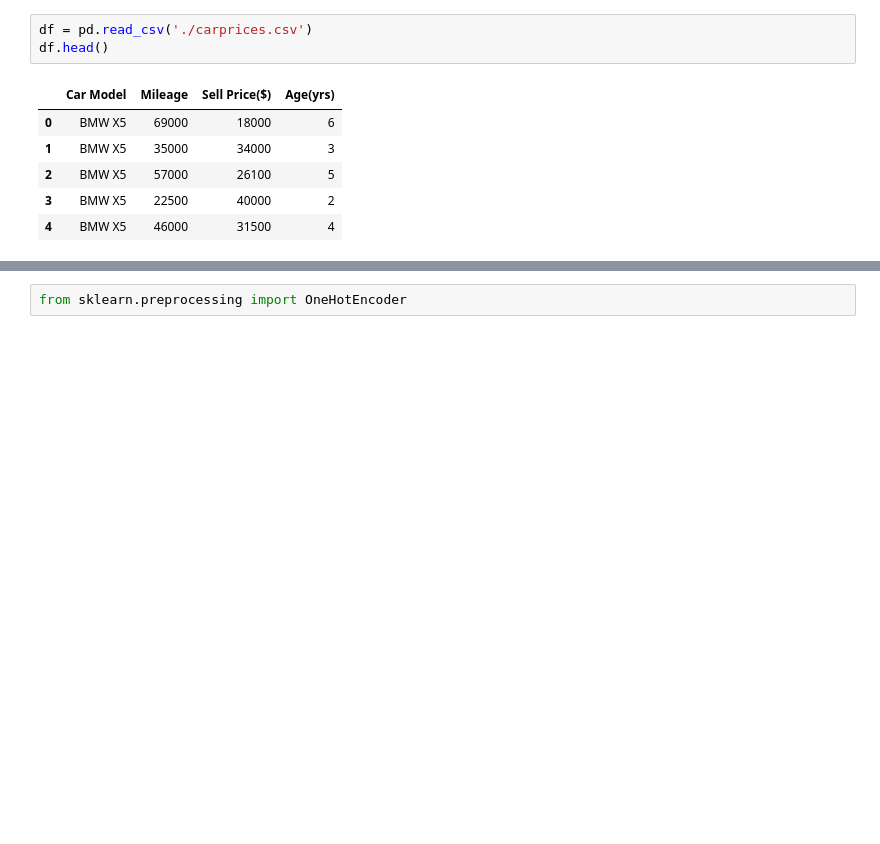
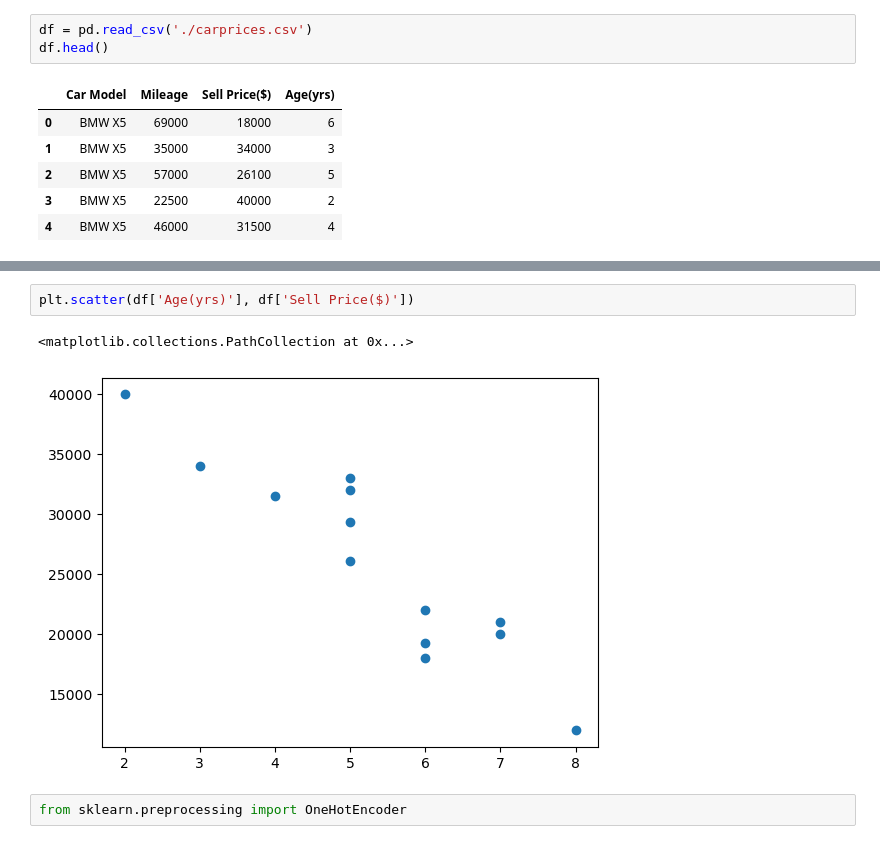
Before and after one commit to kaustubhKolhe99/python, a Jupyter notebook: machine-learning/predict-car-prices/car-price-predict-model.ipynb, the cells around one changed output, grey strips where cells are left out. Drawn from its saved outputs; the diff is of its cells as text; blank space fills up the shorter version.

```diff
--- a/machine-learning/predict-car-prices/car-price-predict-model.ipynb
+++ b/machine-learning/predict-car-prices/car-price-predict-model.ipynb
@@ -13,3 +20,8 @@ df.head()
+# %%
+plt.scatter(df['Age(yrs)'], df['Sell Price($)'])
+# %% [output]
+<matplotlib.collections.PathCollection at 0x...>
+[figure, added]
 # %%
 from sklearn.preprocessing import OneHotEncoder
 # %%
```
Also changed, not shown: parts of 8 cells of this notebook, 4 other files.
